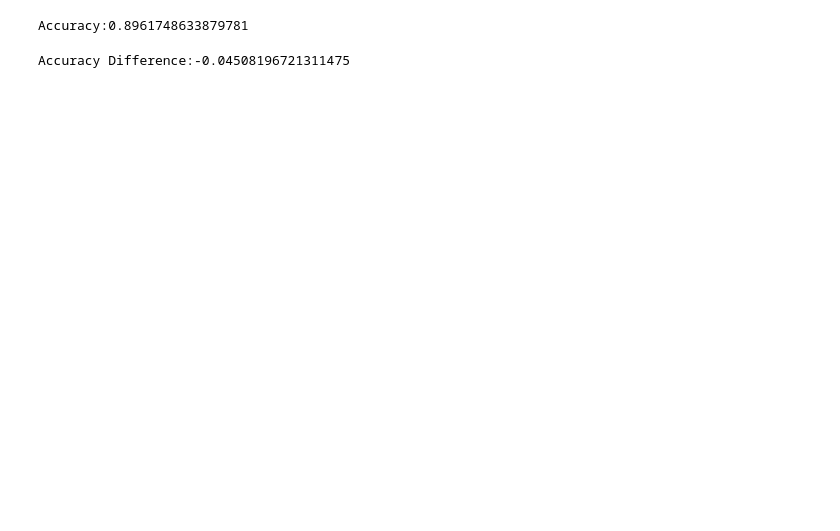
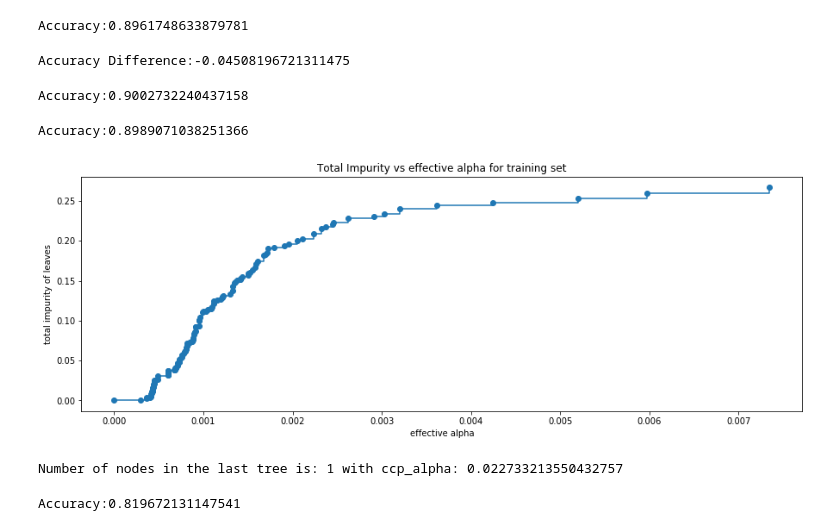
Before and after one commit to KyLarson-Research/tourism, a Jupyter notebook: tourism.ipynb, the cells around one changed output. Cells and saved outputs as stored; diff of their text form; code cells hidden in the pictures; blank space fills up the shorter version.

```diff
--- a/tourism.ipynb
+++ b/tourism.ipynb
@@ -768,0 +817,68 @@ Accuracy Difference:-0.04508196721311475
+# %%
+#BAGGING CLASSIFIER
+bagging_estimator=BaggingClassifier(random_state=1)
+bagging_estimator.fit(X_train,y_train)
+bcpreds = bagging_estimator.predict(X_val)
+accuracy_bc = accuracy_score(y_val, bcpreds)
+print("Accuracy:"+str(accuracy_bc))
+# %% [output]
+Accuracy:0.9002732240437158
+# %%
+# Choose the type of classifier.
+bagging_estimator_tuned = BaggingClassifier(random_state=1)
+
+# Grid of parameters to choose from
+## add from article
+parameters = {'max_samples': [0.7,0.8,0.9,1],
+              'max_features': [0.7,0.8,0.9,1],
+              'n_estimators' : [10,20,30,40,50],
+             }
+
+# Type of scoring used to compare parameter combinations
+acc_scorer = metrics.make_scorer(metrics.recall_score)
+
+# Run the grid search
+grid_obj = GridSearchCV(bagging_estimator_tuned, parameters, scoring=acc_scorer,cv=5)
+grid_obj = grid_obj.fit(X_train, y_train)
+
+# Set the clf to the best combination of parameters
+bagging_estimator_tuned = grid_obj.best_estimator_
+
+# Fit the best algorithm to the data.
+bagging_estimator_tuned.fit(X_train, y_train)
+
+bcTunedPreds = bagging_estimator_tuned.predict(X_val)
+accuracy_bcTuned = accuracy_score(y_val, bcTunedPreds)
+print("Accuracy:"+str(accuracy_bcTuned))
+# %% [output]
+Accuracy:0.8989071038251366
+# %%
+#PRUNING DECISION TREE
+clf = DecisionTreeClassifier(random_state=1)
+path = clf.cost_complexity_pruning_path(X_train, y_train)
+ccp_alphas, impurities = path.ccp_alphas, path.impurities
+fig, ax = plt.subplots(figsize=(15,5))
+ax.plot(ccp_alphas[:-1], impurities[:-1], marker='o', drawstyle="steps-post")
+ax.set_xlabel("effective alpha")
+ax.set_ylabel("total impurity of leaves")
+ax.set_title("Total Impurity vs effective alpha for training set")
+plt.show()
+# %% [output]
+[figure, added]
+# %%
+clfs = []
+for ccp_alpha in ccp_alphas:
+    clf = DecisionTreeClassifier(random_state=1, ccp_alpha=ccp_alpha)
+    clf.fit(X_train, y_train)
+    clfs.append(clf)
+print("Number of nodes in the last tree is: {} with ccp_alpha: {}".format(
+      clfs[-1].tree_.node_count, ccp_alphas[-1]))
+# %% [output]
+Number of nodes in the last tree is: 1 with ccp_alpha: 0.022733213550432757
+# %%
+clfPred = clf.predict(X_val)
+accuracy = accuracy_score(y_val, clfPred)
+# There Seems to be no improvement from Pruning
+print("Accuracy:"+str(accuracy))
+# %% [output]
+Accuracy:0.819672131147541
```
Also changed, not shown: parts of 12 cells of this notebook.
